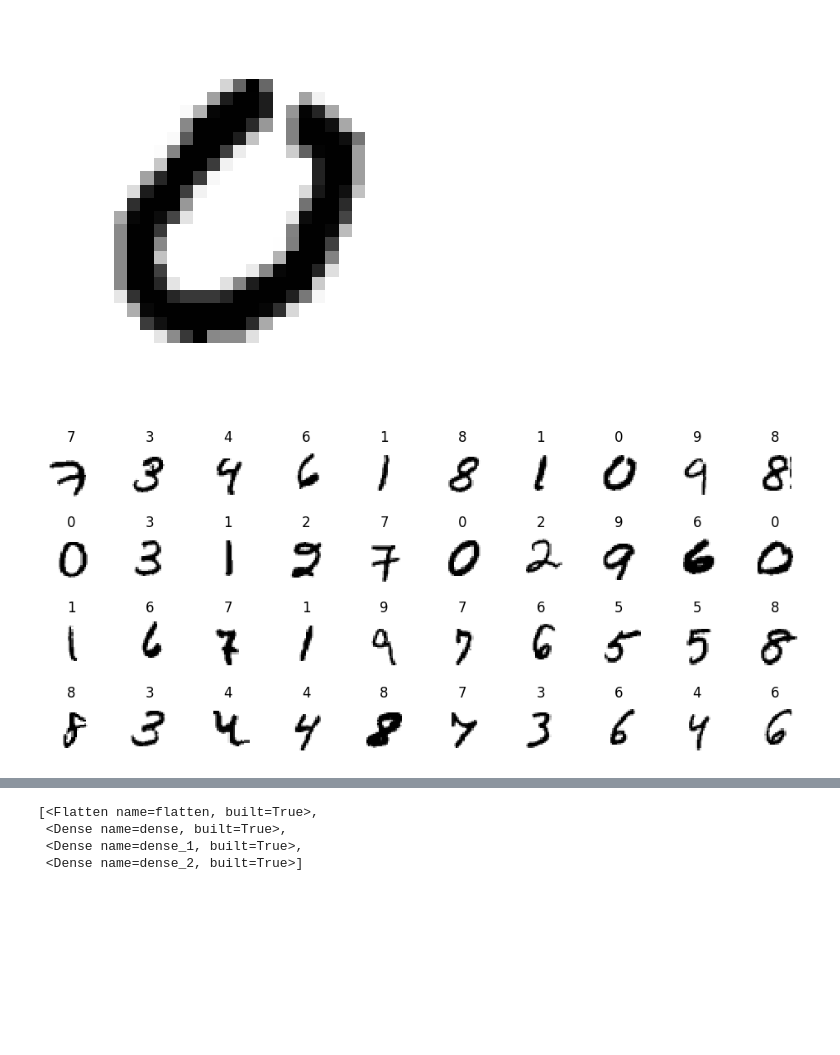
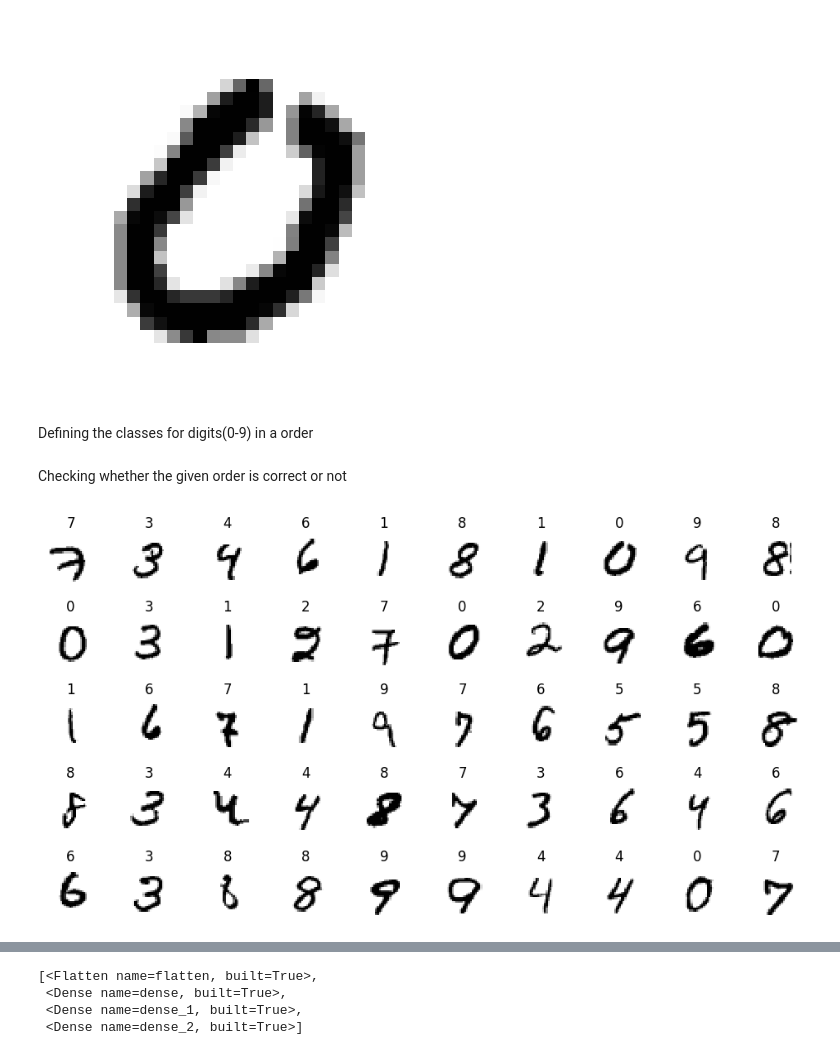
Before and after one commit to pavanpannati/deep-learning, a Jupyter notebook: handwriting_mnist_dataset.ipynb, the cells around one changed output, grey strips where cells are left out. Cells and saved outputs as stored; diff of their text form; code cells hidden in the pictures; blank space fills up the shorter version.

```diff
--- a/handwriting_mnist_dataset.ipynb
+++ b/handwriting_mnist_dataset.ipynb
@@ -45,21 +31,25 @@ plt.axis('off')
 plt.show()
 # %% [output]
 [figure]
+# %% [markdown]
+Defining the classes for digits(0-9) in a order
 # %%
 class_names = [0,1,2,3,4,5,6,7,8,9]
+# %% [markdown]
+Checking whether the given order is  correct or not
 # %%
-n_rows = 4
+n_rows = 5
 n_col = 10
 plt.figure(figsize=(n_col*1.2,n_rows*1.2))
 for row in range(n_rows):
     for col in range(n_col):
         index = row*n_col + col
         plt.subplot(n_rows,n_col,index+1)
         plt.imshow(X_train[index],cmap='binary',interpolation='nearest')
         plt.axis('off')
         plt.title(class_names[y_train[index]],fontsize=12)
 plt.subplots_adjust(wspace=0.2,hspace=0.7)
 plt.show()
 # %% [output]
-[figure, old version]
+[figure, new version]
 # %%
```
Also changed, not shown: parts of 27 cells of this notebook.
